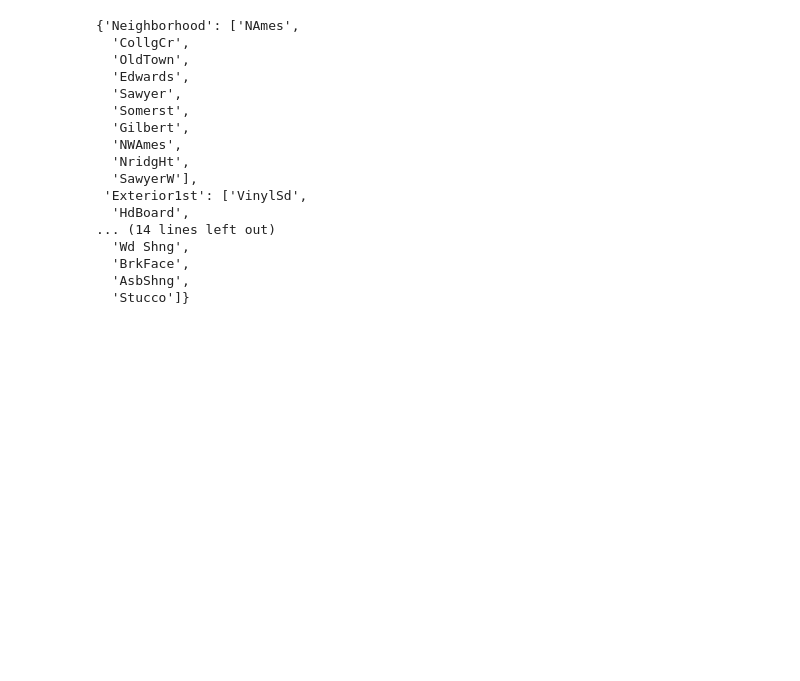
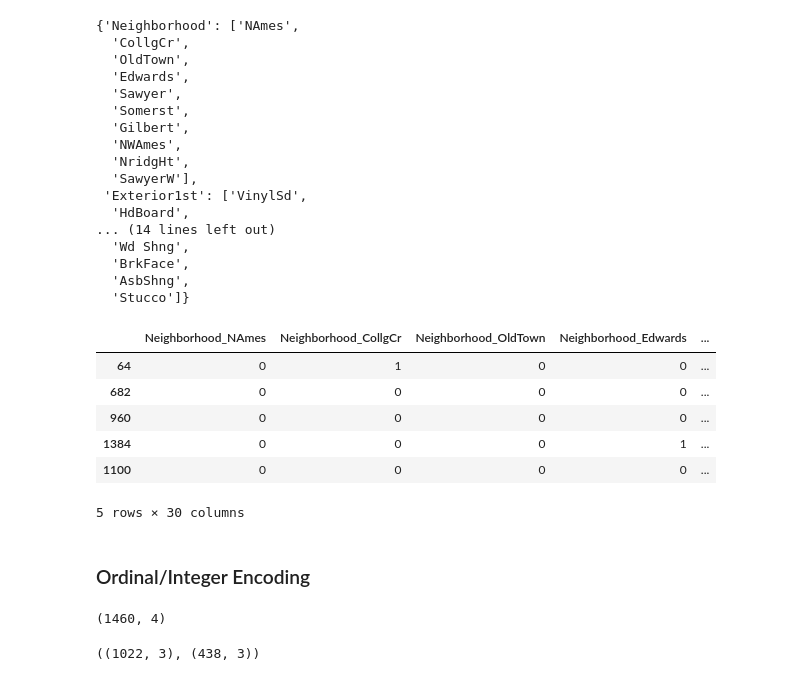
Before and after one commit to KarthikKothareddy/FeatureEngineering, a Jupyter notebook: categorical_variable_encoding.ipynb, the cells around one changed output. Cells and saved outputs as stored; diff of their text form; code cells hidden in the pictures; blank space fills up the shorter version.

Commit message:
ordinal encoding with feature engine

```diff
--- a/categorical_variable_encoding.ipynb
+++ b/categorical_variable_encoding.ipynb
@@ -454,3 +454,19 @@ encoder.encoder_dict_
   'BrkFace',
   'AsbShng',
   'Stucco']}
+# %%
+# now apply transform
+x_train = encoder.transform(x_train)
+x_test = encoder.transform(x_test)
+
+x_train.head()
+# %% [output]
+|  | Neighborhood_NAmes | Neighborhood_CollgCr | Neighborhood_OldTown | Neighborhood_Edwards | ... |
+| 64 | 0 | 1 | 0 | 0 | ... |
+| 682 | 0 | 0 | 0 | 0 | ... |
+| 960 | 0 | 0 | 0 | 0 | ... |
+| 1384 | 0 | 0 | 0 | 1 | ... |
+| 1100 | 0 | 0 | 0 | 0 | ... |
+5 rows × 30 columns
+# %% [markdown]
+### Ordinal/Integer Encoding
@@ -456,0 +479,18 @@ encoder.encoder_dict_
+# %%
+# load dataset
+data = pd.read_csv(
+    'data/housing.csv',
+    usecols=['Neighborhood', 'Exterior1st', 'Exterior2nd', 'SalePrice']
+)
+print(data.shape)
+# split into train and test
+x_train, x_test, y_train, y_test = train_test_split(
+    data[['Neighborhood', 'Exterior1st', 'Exterior2nd']],  # predictors
+    data['SalePrice'],  # target
+    test_size=0.3,  # percentage of obs in test set
+    random_state=0)  # seed to ensure reproducibility
+
+x_train.shape, x_test.shape
+# %% [output]
+(1460, 4)
+((1022, 3), (438, 3))
```
Also changed, not shown: parts of 18 cells of this notebook.
